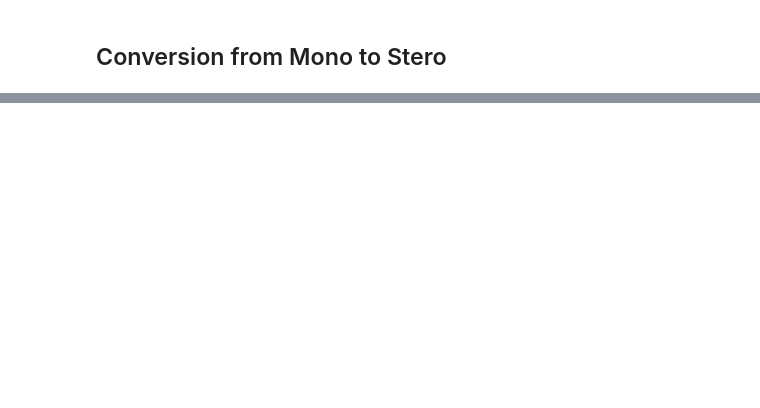
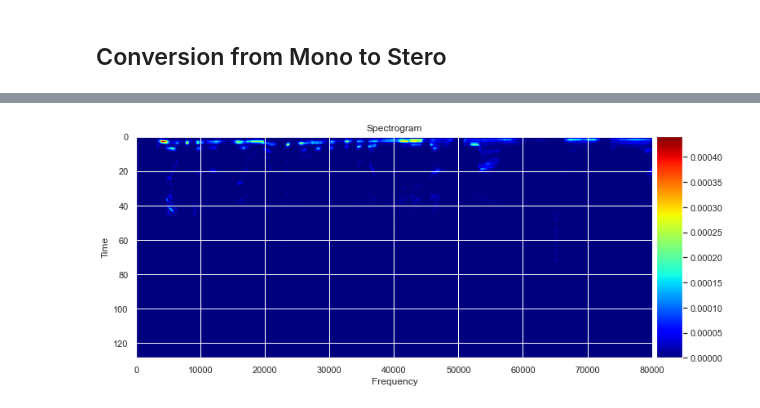
Before and after one commit to Blvisse/Speech-Recognition, a Jupyter notebook: notebooks/African-Speech-Pre-Process.ipynb, the cells around one changed output, grey strips where cells are left out. Cells and saved outputs as stored; diff of their text form; code cells hidden in the pictures; blank space fills up the shorter version.

```diff
--- a/notebooks/African-Speech-Pre-Process.ipynb
+++ b/notebooks/African-Speech-Pre-Process.ipynb
@@ -162,3 +303,5 @@ data
 # %%
-data
+audio.plot_spectogram(data['Location'][1])
+# %% [output]
+[figure, added]
 # %%
```
Also changed, not shown: parts of 30 cells of this notebook.
